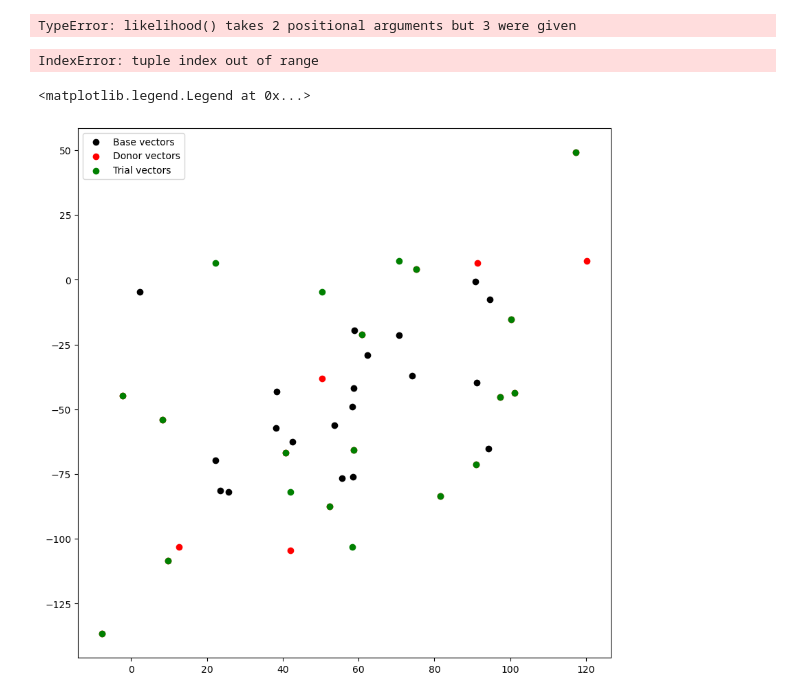
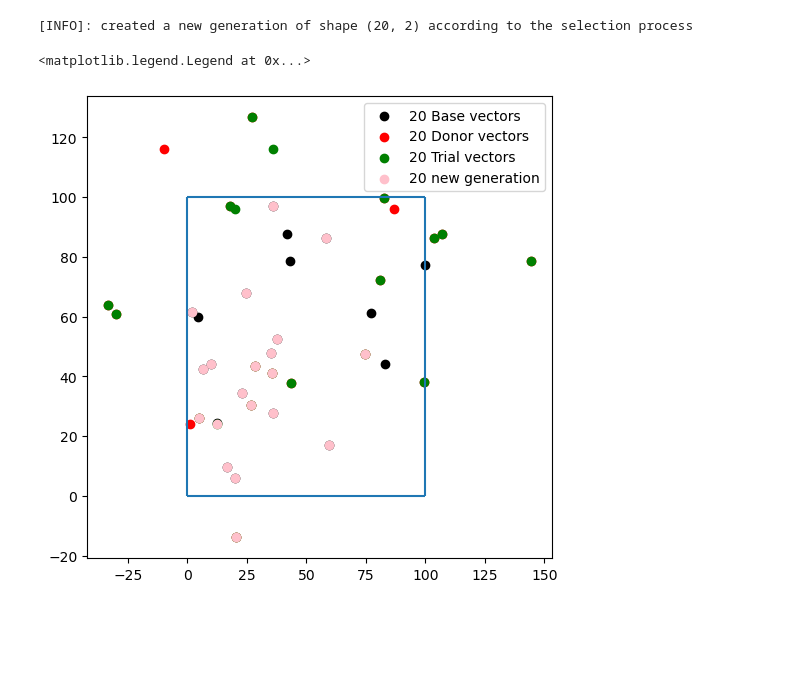
Before and after one commit to vallereichi/diver-valle, a Jupyter notebook: test.ipynb, the cells around one changed output. Cells and saved outputs as stored; diff of their text form; code cells hidden in the pictures; blank space fills up the shorter version.

```diff
--- a/test.ipynb
+++ b/test.ipynb
@@ -62,12 +18,6 @@ array([[ 89.09570259, -50.74510337],
 # %%
 L = [likelihood(U[i], [10,10]) for i in range(len(U))]
-L
-# %% [output]
-TypeError: likelihood() takes 2 positional arguments but 3 were given
-# %%
-X = np.array(X)
 # %%
 new_X = selection(X, U, [10, 10])
-new_X
 # %% [output]
-IndexError: tuple index out of range
+[INFO]: created a new generation of shape (20, 2) according to the selection process
@@ -74,11 +30,15 @@ IndexError: tuple index out of range
 # %%
-fig, ax = plt.subplots(figsize=(10,10))
+fig, ax = plt.subplots(figsize=(6,6))
 
-ax.scatter(X.T[0], X.T[1], color='black', label="Base vectors")
-ax.scatter(V.T[0], V.T[1], color='red', label="Donor vectors")
-ax.scatter(U.T[0], U.T[1], color='green', label="Trial vectors")
+ax.scatter(X.T[0], X.T[1], color='black', label=f"{len(X)} Base vectors")
+ax.scatter(V.T[0], V.T[1], color='red', label=f"{len(V)} Donor vectors")
+ax.scatter(U.T[0], U.T[1], color='green', label=f"{len(U)} Trial vectors")
+ax.scatter(new_X.T[0], new_X.T[1], color='pink', label=f"{len(new_X)} new generation")
+
+ax.vlines((0, 100), ymin=0, ymax=100)
+ax.hlines((0, 100), xmin=0, xmax=100)
 
 ax.legend()
 # %% [output]
 <matplotlib.legend.Legend at 0x...>
-[figure, old version]
+[figure, new version]
```
Also changed, not shown: parts of 10 cells of this notebook, 1 other file.
